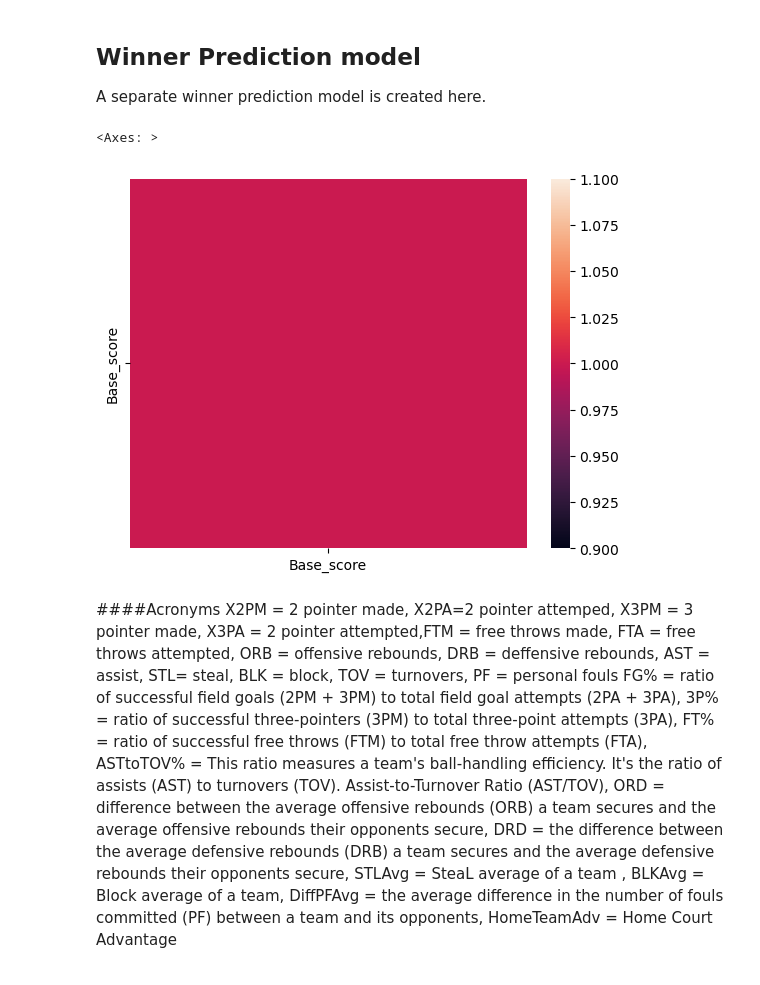
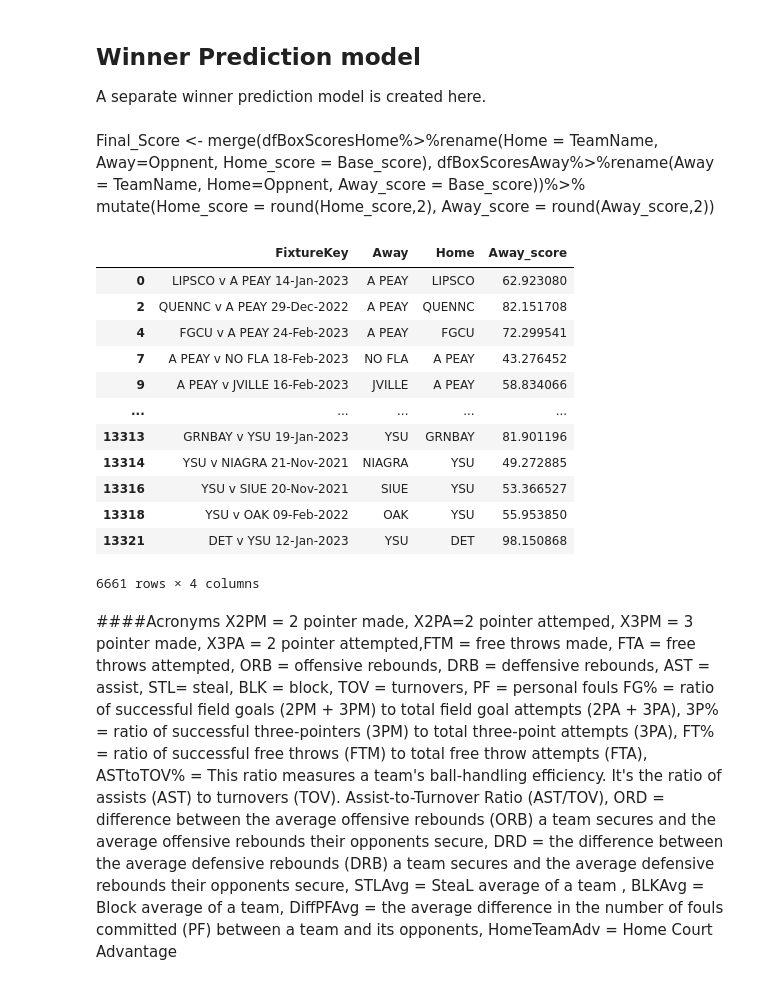
Before and after one commit to PHNX-MOD/Machine_Learning_sport_Model, a Jupyter notebook: main.ipynb, the cells around one changed output. Cells and saved outputs as stored; diff of their text form; code cells hidden in the pictures.

```diff
--- a/main.ipynb
+++ b/main.ipynb
@@ -329,11 +329,30 @@ dfBoxScoresAway
 # %% [markdown]
 ## Winner Prediction model
 A separate winner prediction model is created here.
+# %% [markdown]
+
+Final_Score <- merge(dfBoxScoresHome%>%rename(Home = TeamName, Away=Oppnent, Home_score = Base_score),
+                     dfBoxScoresAway%>%rename(Away = TeamName, Home=Oppnent, Away_score = Base_score))%>%
+  mutate(Home_score = round(Home_score,2),
+         Away_score = round(Away_score,2))
 # %%
-sns.heatmap(dfBoxScore.corr())
+dfBoxScoresHome = dfBoxScoresHome.rename(columns={'TeamName':'Home', 'Oppnent':'Away', 'Base_score':'Home_score'})
+dfBoxScoresAway = dfBoxScoresAway.rename(columns={'TeamName':'Away', 'Oppnent':'Home', 'Base_score':'Away_score'})
+dfBoxScoresAway
 # %% [output]
+|  | FixtureKey | Away | Home | Away_score |
+| 0 | LIPSCO v A PEAY 14-Jan-2023 | A PEAY | LIPSCO | 62.923080 |
+| 2 | QUENNC v A PEAY 29-Dec-2022 | A PEAY | QUENNC | 82.151708 |
+| 4 | FGCU v A PEAY 24-Feb-2023 | A PEAY | FGCU | 72.299541 |
+| 7 | A PEAY v NO FLA 18-Feb-2023 | NO FLA | A PEAY | 43.276452 |
+| 9 | A PEAY v JVILLE 16-Feb-2023 | JVILLE | A PEAY | 58.834066 |
+| ... | ... | ... | ... | ... |
+| 13313 | GRNBAY v YSU 19-Jan-2023 | YSU | GRNBAY | 81.901196 |
+| 13314 | YSU v NIAGRA 21-Nov-2021 | NIAGRA | YSU | 49.272885 |
+| 13316 | YSU v SIUE 20-Nov-2021 | SIUE | YSU | 53.366527 |
+| 13318 | YSU v OAK 09-Feb-2022 | OAK | YSU | 55.953850 |
+| 13321 | DET v YSU 12-Jan-2023 | YSU | DET | 98.150868 |
-<Axes: >
+6661 rows × 4 columns
-[figure, removed]
 # %% [markdown]
 
 ####Acronyms</br>
```
